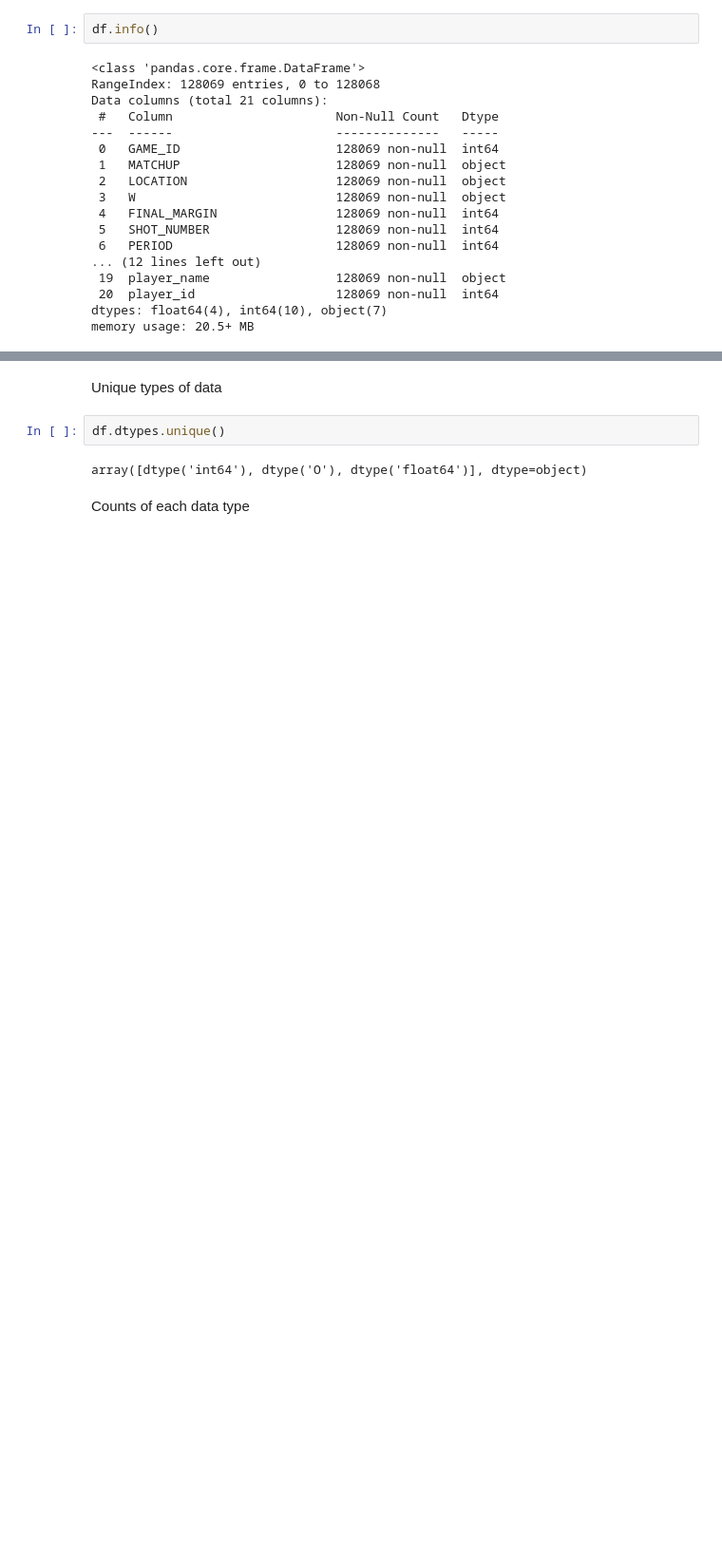
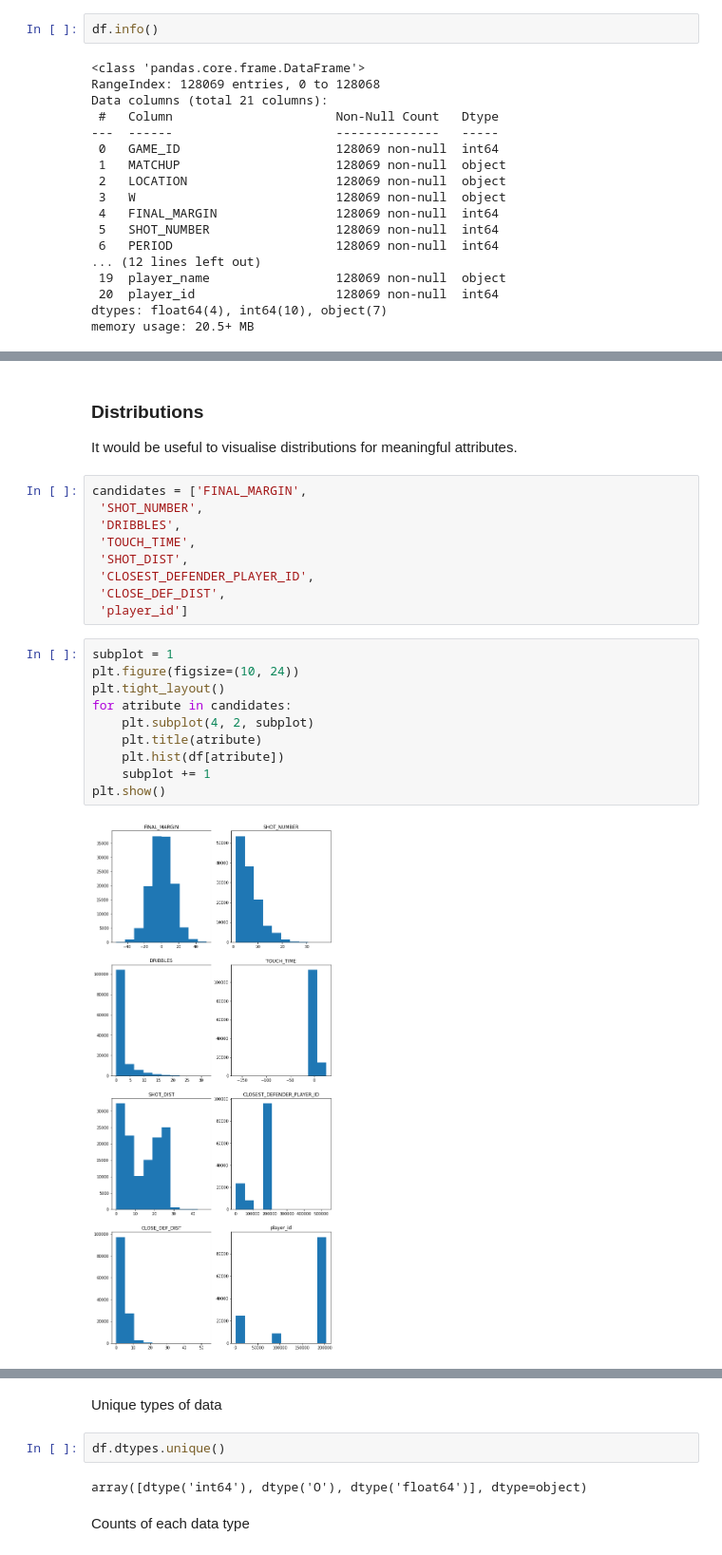
Before and after one commit to rejsafranko/Predicting-NBA-Shots, a Jupyter notebook: notebooks/NBAShotLogs_exploration.ipynb, the cells around one changed output, grey strips where cells are left out. Shown: that part at 95% size. Drawn from its saved outputs; the diff is of its cells as text; blank space fills up the shorter version.

```diff
--- a/notebooks/NBAShotLogs_exploration.ipynb
+++ b/notebooks/NBAShotLogs_exploration.ipynb
@@ -104,0 +183,25 @@ plt.show()
+# %% [markdown]
+### Distributions
+
+It would be useful to visualise distributions for meaningful attributes.
+# %%
+candidates = ['FINAL_MARGIN',
+ 'SHOT_NUMBER',
+ 'DRIBBLES',
+ 'TOUCH_TIME',
+ 'SHOT_DIST',
+ 'CLOSEST_DEFENDER_PLAYER_ID',
+ 'CLOSE_DEF_DIST',
+ 'player_id']
+# %%
+subplot = 1
+plt.figure(figsize=(10, 24))
+plt.tight_layout()
+for atribute in candidates:
+    plt.subplot(4, 2, subplot)
+    plt.title(atribute)
+    plt.hist(df[atribute])
+    subplot += 1
+plt.show()
+# %% [output]
+[figure, added]
```
Also changed, not shown: parts of 46 cells of this notebook, 1 other file.
